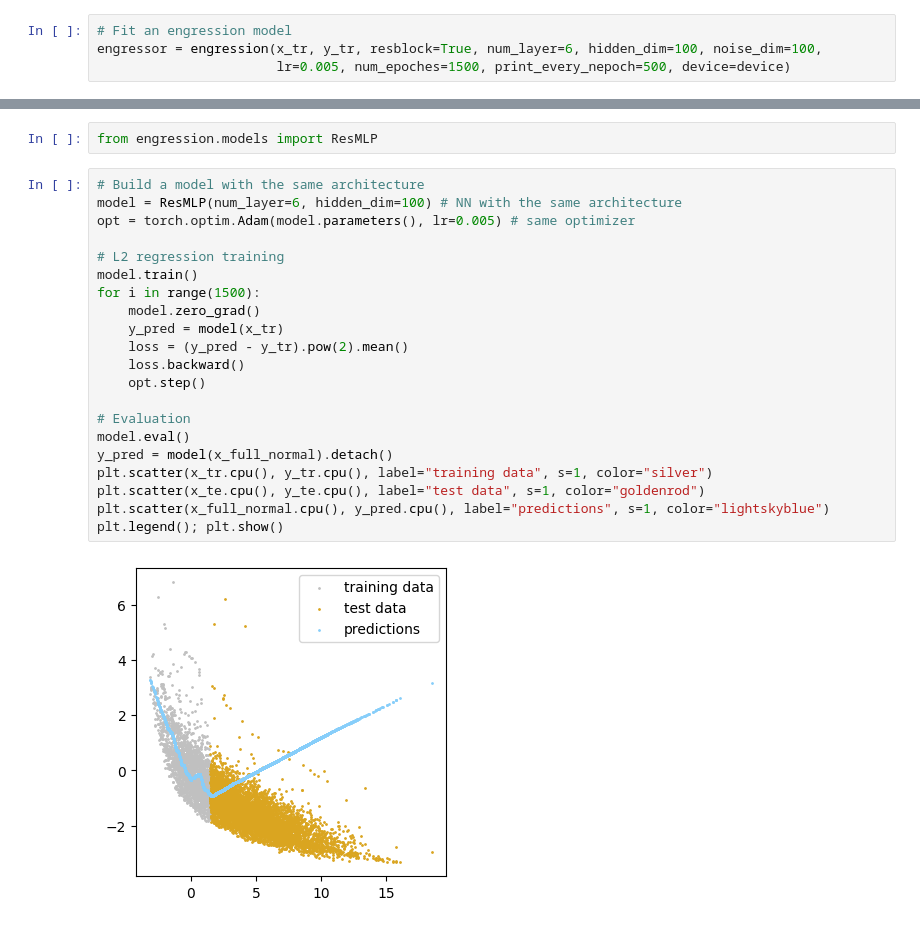
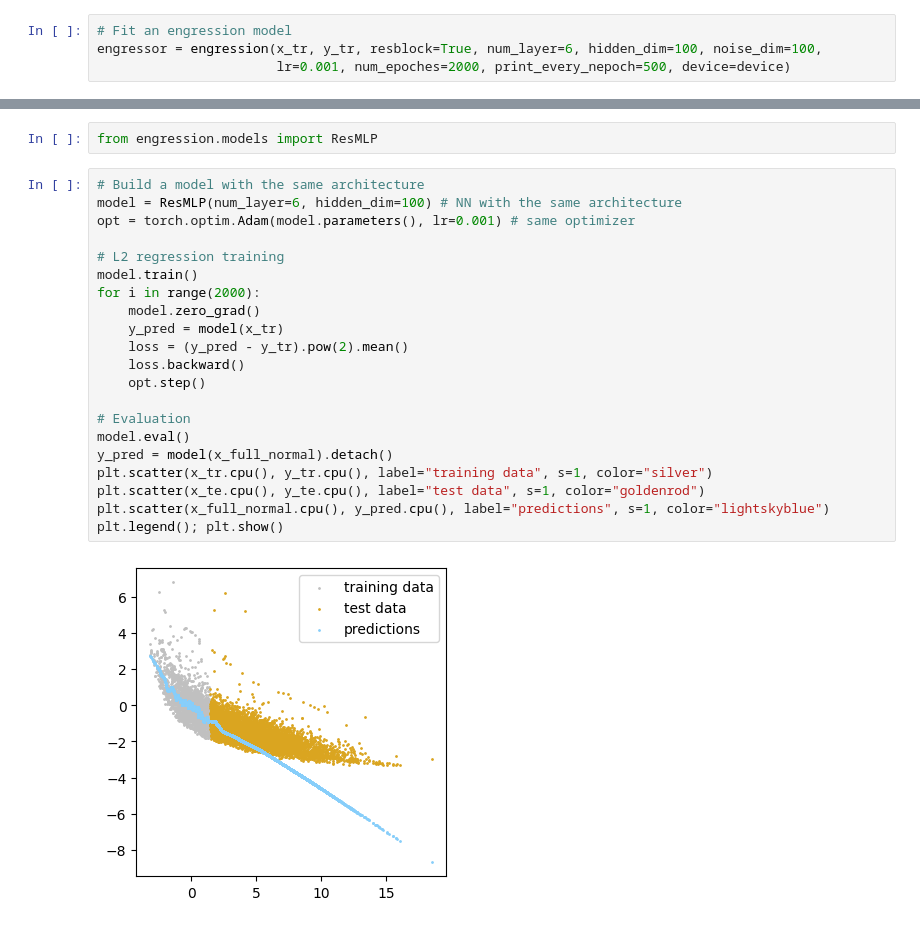
Before and after one commit to xwshen51/engression, a Jupyter notebook: engression-python/examples/example_air.ipynb, the cells around one changed output, grey strips where cells are left out. Saved outputs shown, nothing was run; the diff lists cells and outputs as text.

```diff
--- a/engression-python/examples/example_air.ipynb
+++ b/engression-python/examples/example_air.ipynb
@@ -21,6 +21,6 @@ x_tr, y_tr, x_te, y_te, x_full_normal = partition_data(x_full, y_full, 0.3, "sma
 # %%
 # Fit an engression model
 engressor = engression(x_tr, y_tr, resblock=True, num_layer=6, hidden_dim=100, noise_dim=100,
-                       lr=0.005, num_epoches=1500, print_every_nepoch=500, device=device)
+                       lr=0.001, num_epoches=2000, print_every_nepoch=500, device=device)
 # %% [output]
 Running on CPU.
@@ -84,23 +83,23 @@ from engression.models import ResMLP
 # %%
 # Build a model with the same architecture
 model = ResMLP(num_layer=6, hidden_dim=100) # NN with the same architecture
-opt = torch.optim.Adam(model.parameters(), lr=0.005) # same optimizer
+opt = torch.optim.Adam(model.parameters(), lr=0.001) # same optimizer
 
 # L2 regression training
 model.train()
-for i in range(1500):
+for i in range(2000):
     model.zero_grad()
     y_pred = model(x_tr)
     loss = (y_pred - y_tr).pow(2).mean()
     loss.backward()
     opt.step()
 
 # Evaluation
 model.eval()
 y_pred = model(x_full_normal).detach()
 plt.scatter(x_tr.cpu(), y_tr.cpu(), label="training data", s=1, color="silver")
 plt.scatter(x_te.cpu(), y_te.cpu(), label="test data", s=1, color="goldenrod")
 plt.scatter(x_full_normal.cpu(), y_pred.cpu(), label="predictions", s=1, color="lightskyblue")
 plt.legend(); plt.show()
 # %% [output]
-[figure, old version]
+[figure, new version]
```
Also changed, not shown: parts of 4 cells of this notebook, 4 other files.
